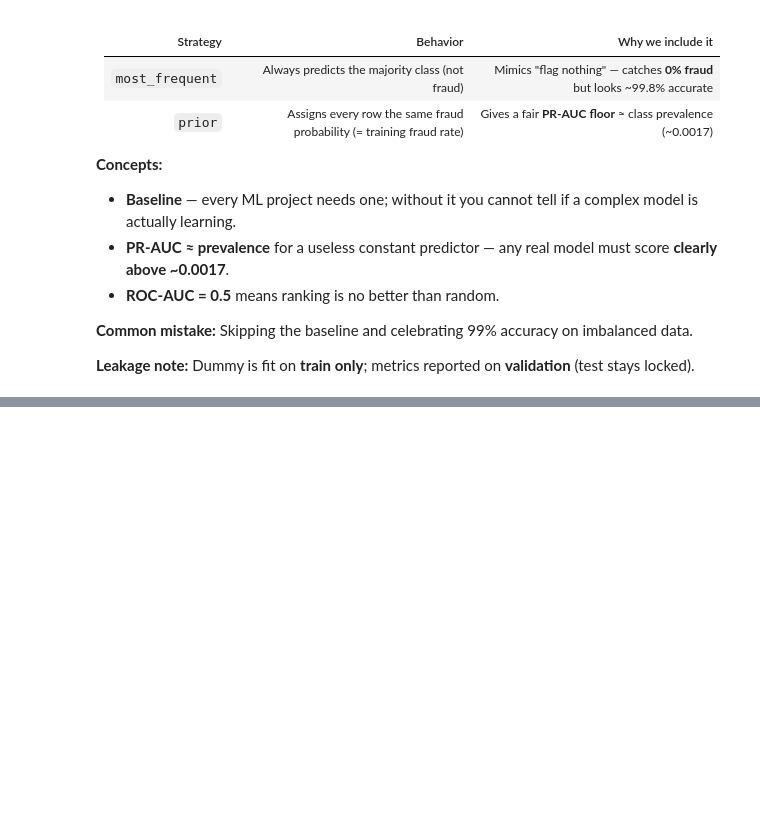
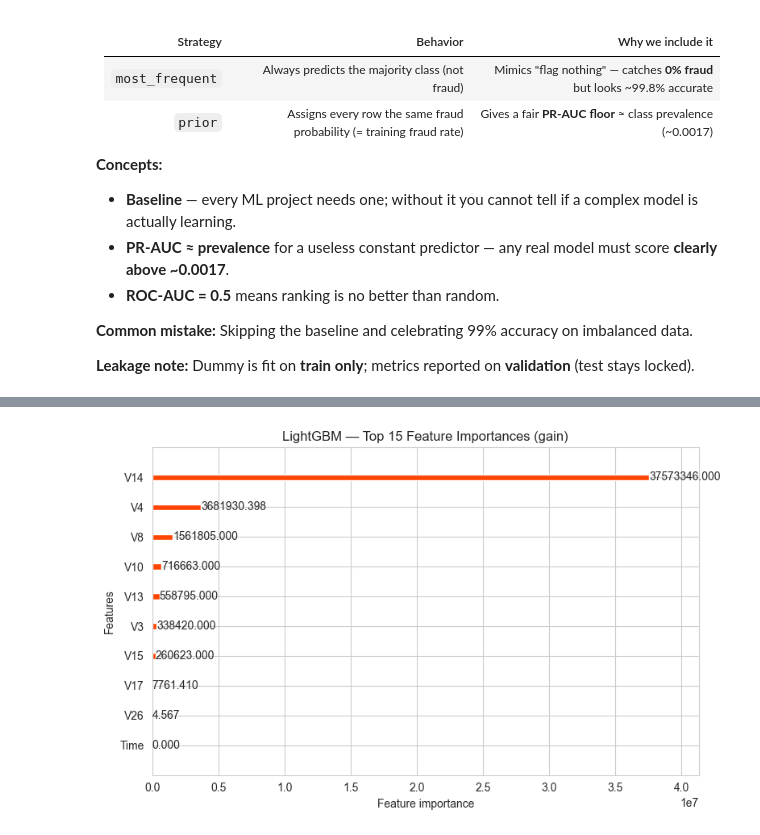
Before and after one commit to yukunl20/fraud-detection, a Jupyter notebook: eda.ipynb, the cells around one changed output, grey strips where cells are left out. Cells and saved outputs as stored; diff of their text form; code cells hidden in the pictures; blank space fills up the shorter version.

```diff
--- a/eda.ipynb
+++ b/eda.ipynb
@@ -41,5 +87,5 @@ else:
 # %% [markdown]
 #### read data
 # %%
-data_df = pd.read_csv(PATH + '/creditcard.csv')
+data_df = load_creditcard_csv(PATH)
 data_df.info()
@@ -685,15 +527,0 @@ dvalid = lgb.Dataset(val_df[features].values,
-# %%
-evals_result = {}
-
-model = lgb.train(
-    params,
-    dtrain,
-    valid_sets=[dtrain, dvalid],
-    valid_names=['train', 'valid'],
-    num_boost_round=1000,
-    callbacks=[
-        lgb.early_stopping(100),
-        lgb.log_evaluation(50),
-        lgb.record_evaluation(evals_result)
-    ]
-)
@@ -794,0 +634,10 @@ Full AUC score 0.957067
+# %%
+# --- LightGBM (Phase 6) — uses src.models ---
+lgb_scale_pos_weight = compute_scale_pos_weight(y_train)
+print(f'scale_pos_weight = {lgb_scale_pos_weight:.1f}')
+
+lgb_model = train_lightgbm(
+    X_train, y_train, X_val, y_val, features,
+    random_state=RANDOM_STATE,
+)
+print(f'\nTraining stopped at round {lgb_model.best_iteration} (best validation average_precision).')
@@ -794,0 +679,9 @@ Full AUC score 0.957067
+# %%
+# LightGBM feature importance (split count)
+fig, ax = plt.subplots(figsize=(8, 5))
+lgb.plot_importance(lgb_model, max_num_features=15, importance_type='gain', ax=ax, color='orangered')
+ax.set_title('LightGBM — Top 15 Feature Importances (gain)')
+plt.tight_layout()
+plt.show()
+# %% [output]
+[figure, added]
```
Also changed, not shown: parts of 46 cells of this notebook, 19 other files.
